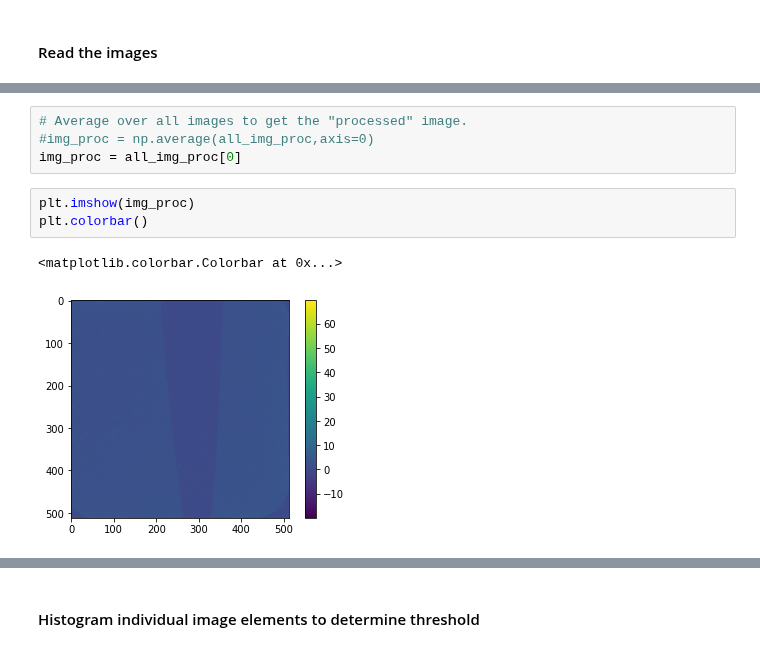
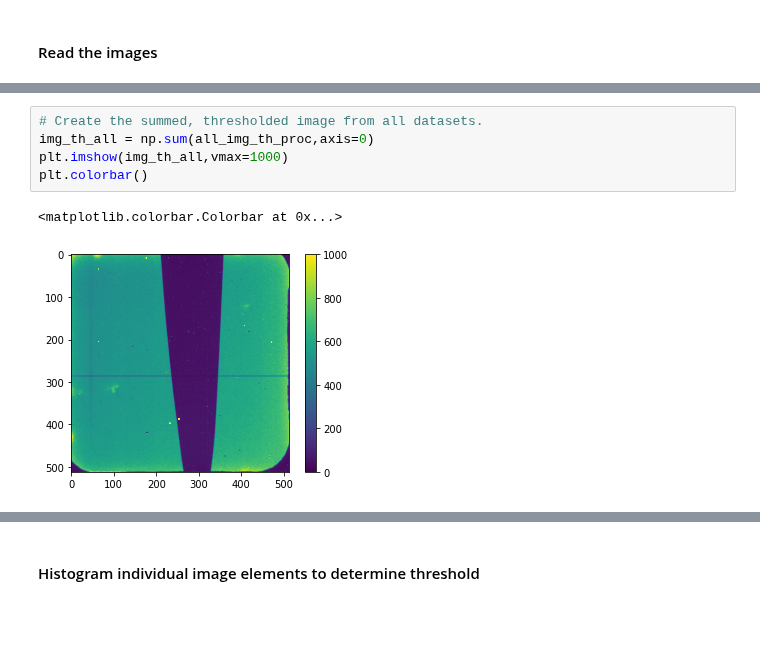
Before and after one commit to jerenner/emsim, a Jupyter notebook: notebooks/emsim_dataproc.ipynb, the cells around one changed output, grey strips where cells are left out. Drawn from its saved outputs; the diff is of its cells as text; blank space fills up the shorter version.

```diff
--- a/notebooks/emsim_dataproc.ipynb
+++ b/notebooks/emsim_dataproc.ipynb
@@ -107,10 +113,8 @@ for iplt in range(len(all_img_proc)):
-# %%
-# Average over all images to get the "processed" image.
-#img_proc = np.average(all_img_proc,axis=0)
-img_proc = all_img_proc[0]
-# %%
-plt.imshow(img_proc)
-plt.colorbar()
-# %% [output]
-<matplotlib.colorbar.Colorbar at 0x...>
-[figure, removed]
+# %%
+# Create the summed, thresholded image from all datasets.
+img_th_all = np.sum(all_img_th_proc,axis=0)
+plt.imshow(img_th_all,vmax=1000)
+plt.colorbar()
+# %% [output]
+<matplotlib.colorbar.Colorbar at 0x...>
+[figure, added]
```
Also changed, not shown: parts of 24 cells of this notebook.
